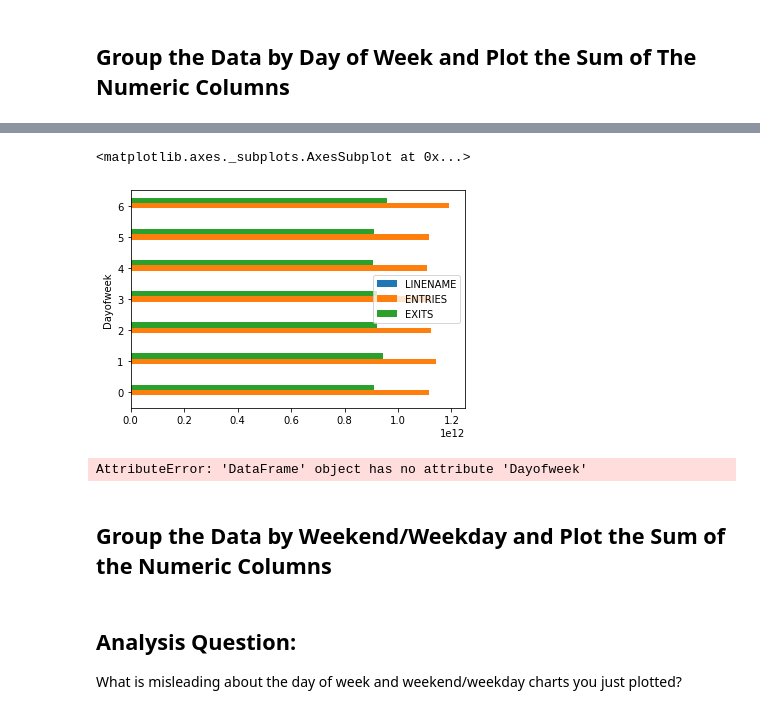
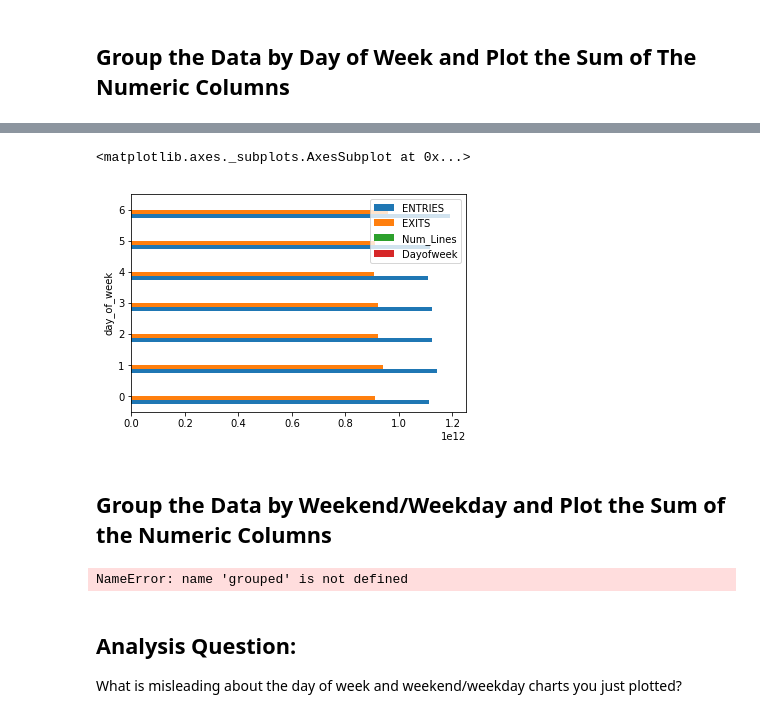
Before and after one commit to andiosika/dsc-pandas-series-and-dataframes-lab, a Jupyter notebook: index.ipynb, the cells around one changed output, grey strips where cells are left out. Cells and saved outputs as stored; diff of their text form; code cells hidden in the pictures.

```diff
--- a/index.ipynb
+++ b/index.ipynb
@@ -142,16 +137,14 @@ df.DATE = pd.to_datetime(df.DATE)
-# %%
-df['Dayofweek'] = df.DATE.dt.dayofweek
-# %%
-grouped = df.groupby('Dayofweek').sum()
-grouped.plot(kind='barh')
-# %% [output]
-<matplotlib.axes._subplots.AxesSubplot at 0x...>
-[figure, removed]
-# %%
-grouped['IsWeekend'] = grouped.Dayofweek.map({0:False,1:False,2:False,3:False,4:False,5:True,6:True})
-wkend = grouped.groupby('IsWeekend').mean()
-wkend[['ENTRIES', 'EXITS']].plot(kind='barh')
-# %% [output]
-AttributeError: 'DataFrame' object has no attribute 'Dayofweek'
+# %%
+# Convert the data type of the 'date' column to a date
+df.DATE = pd.to_datetime(df.DATE)
+# Add a new column 'day_of_week' that represents the day of the week
+df['day_of_week'] = df['DATE'].dt.dayofweek
+# %%
+# Group the data by day of week and plot the sum of the numeric columns
+grouped = df.groupby('day_of_week').sum()
+grouped.plot(kind='barh')
+# %% [output]
+<matplotlib.axes._subplots.AxesSubplot at 0x...>
+[figure, added]
 # %% [markdown]
 ## Group the Data by Weekend/Weekday and Plot the Sum of the Numeric Columns
@@ -160,3 +151,11 @@ df.#Your code here
+# %%
+# Use this dictionary to create a new column
+weekend_map = {0:False, 1:False, 2:False, 3:False, 4:False, 5:True, 6:True}
+
+# Add a new column 'is_weekend' that maps the 'day_of_week' column using weekend_map
+grouped['is_weekend'] = grouped[day_of_week].map(weekend_map)
+# %% [output]
+NameError: name 'grouped' is not defined
 # %% [markdown]
 ## Analysis Question:
 
```
Also changed, not shown: parts of 9 cells of this notebook.
